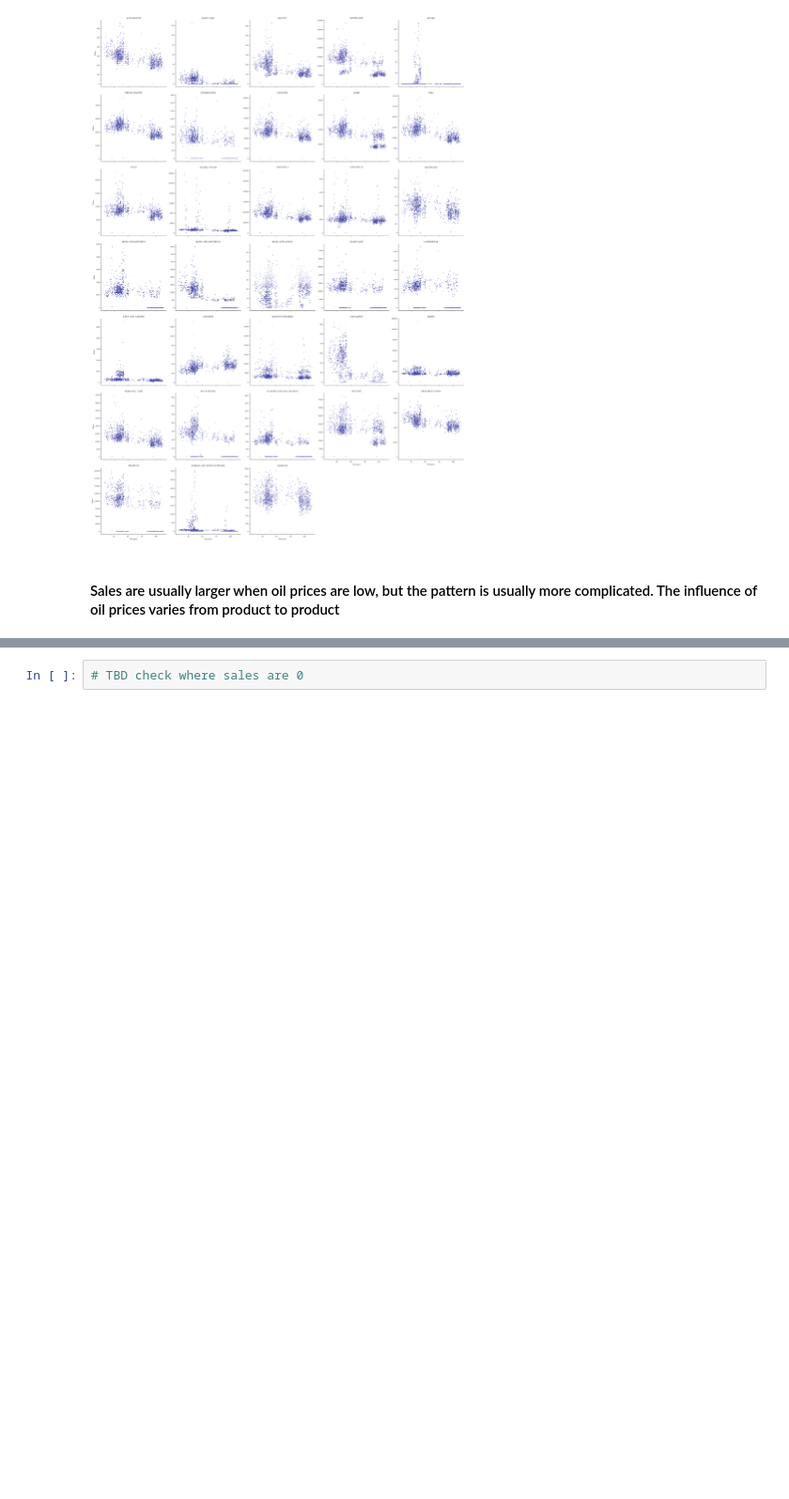
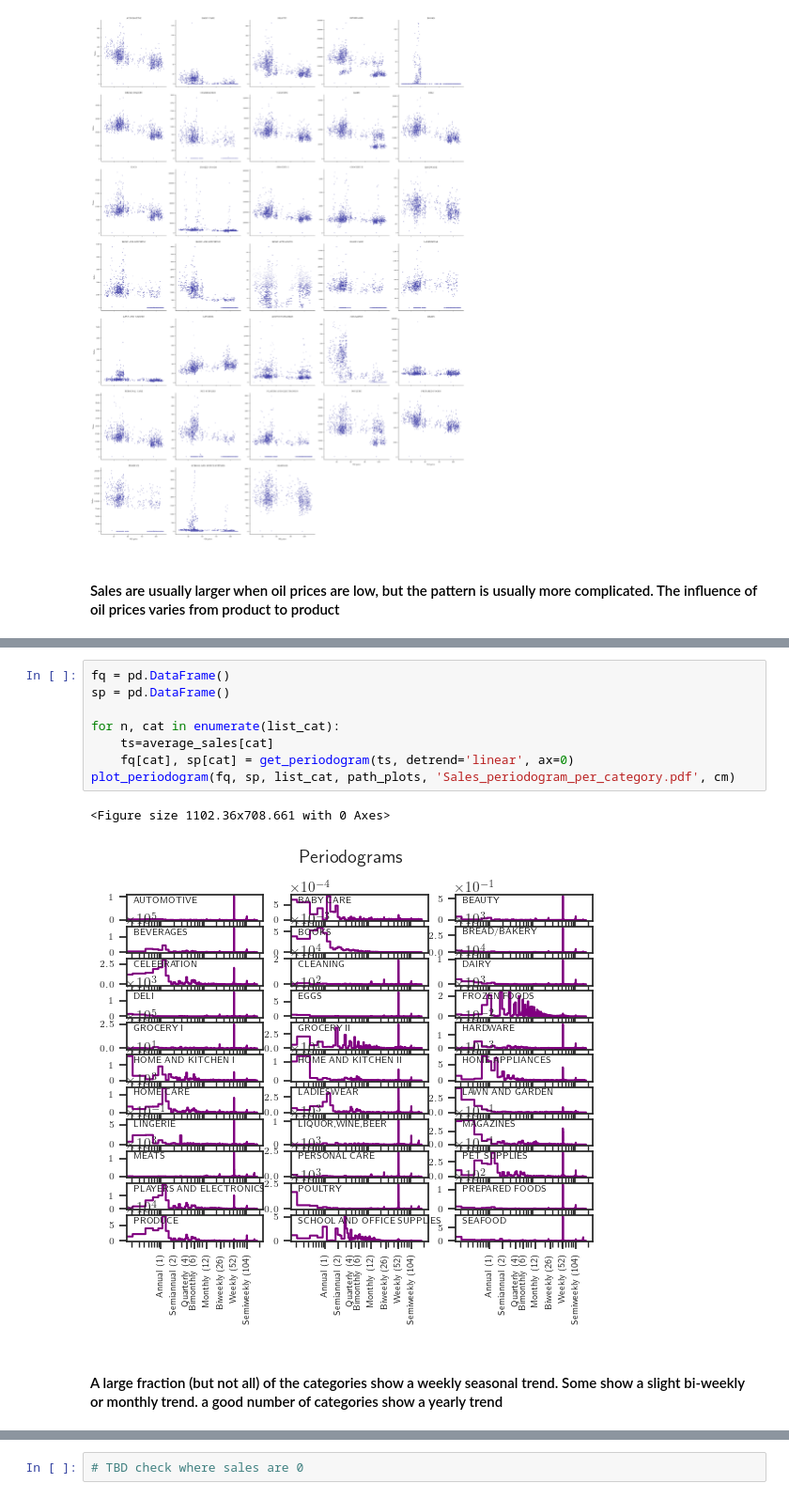
Before and after one commit to bertlem/kaggle-store-sales-ts-forecasting, a Jupyter notebook: data_exploration.ipynb, the cells around one changed output, grey strips where cells are left out. Shown at 94% size. Saved outputs shown, nothing was run; the diff lists cells and outputs as text; blank space fills up the shorter version.

```diff
--- a/data_exploration.ipynb
+++ b/data_exploration.ipynb
@@ -606,0 +802,13 @@ multi_scatter(temp, 'price_oil_interp', 'sales', 'family', 5, r'Oil price', r'Sa
+# %%
+fq = pd.DataFrame()
+sp = pd.DataFrame()
+
+for n, cat in enumerate(list_cat):
+    ts=average_sales[cat]
+    fq[cat], sp[cat] = get_periodogram(ts, detrend='linear', ax=0)
+plot_periodogram(fq, sp, list_cat, path_plots, 'Sales_periodogram_per_category.pdf', cm)
+# %% [output]
+<Figure size 1102.36x708.661 with 0 Axes>
+[figure, added]
+# %% [markdown]
+#### A large fraction (but not all) of the categories show a weekly seasonal trend. Some show a slight bi-weekly or monthly trend. a good number of categories show a yearly trend
```
Also changed, not shown: parts of 17 cells of this notebook, 4 other files.
